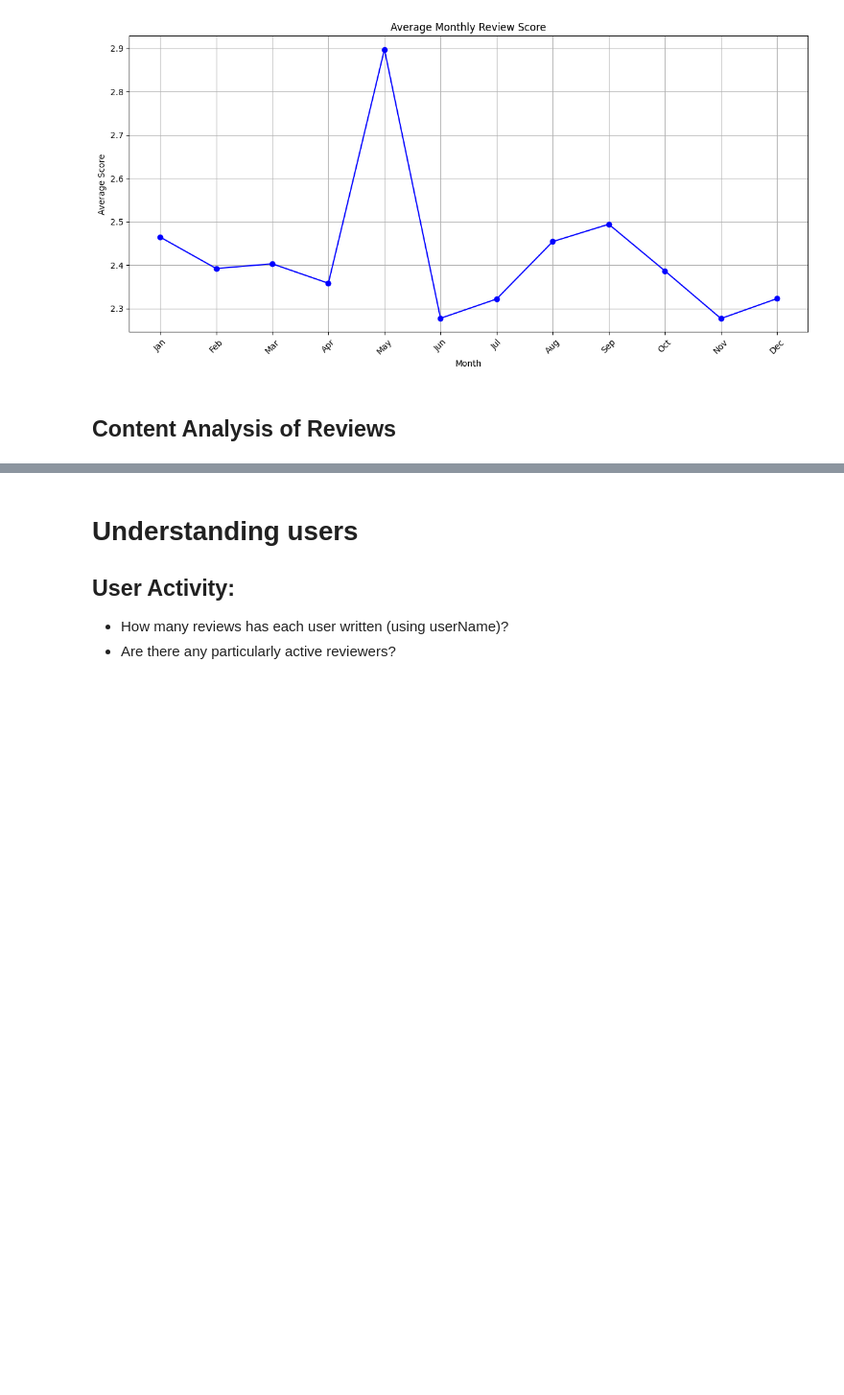
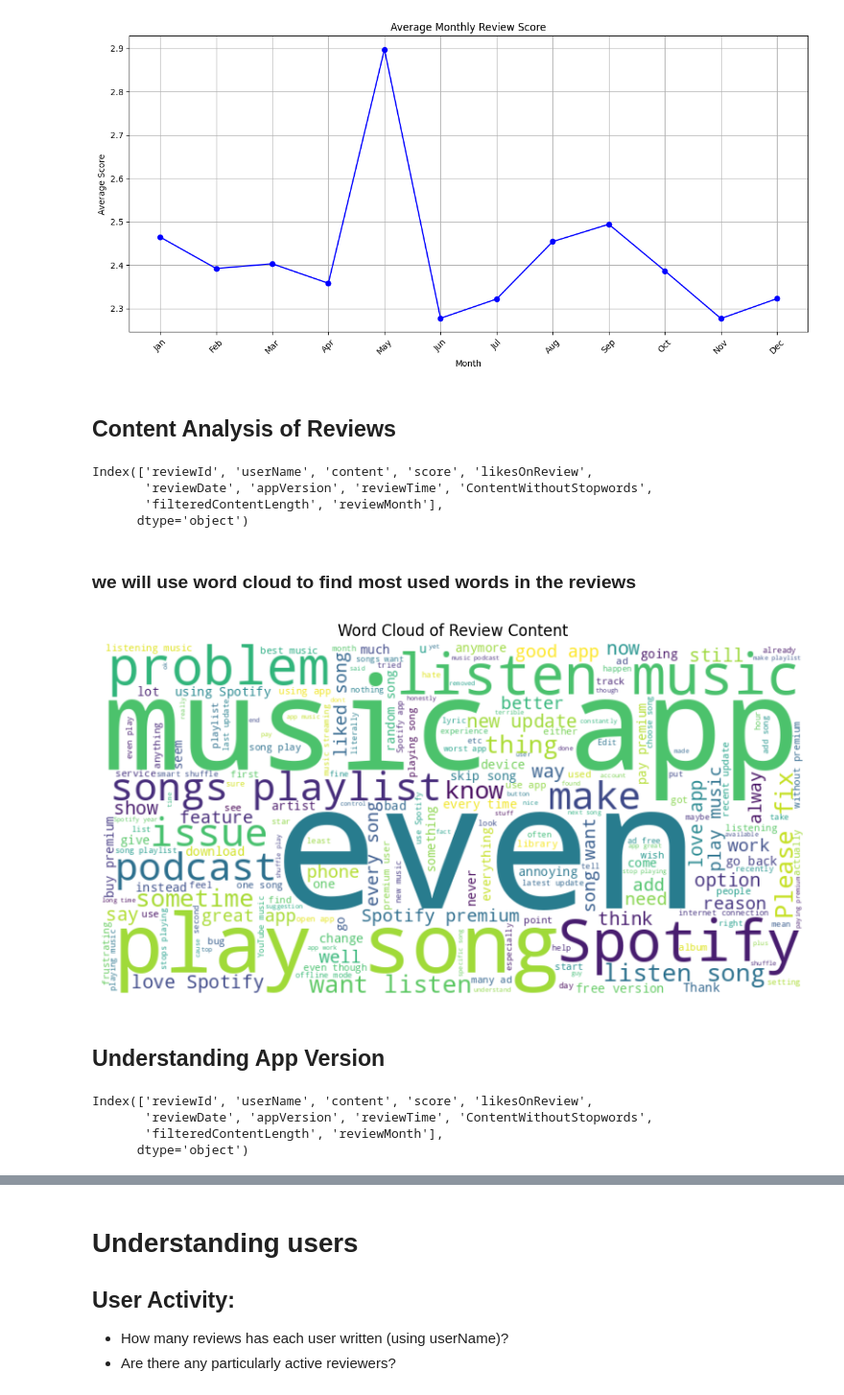
Before and after one commit to dipshi-singh/spotify-review-eda, a Jupyter notebook: Spotify_Review_EDA.ipynb, the cells around one changed output, grey strips where cells are left out. Shown at 96% size. Saved outputs shown, nothing was run; the diff lists cells and outputs as text; code cells hidden in the pictures; blank space fills up the shorter version.

Commit message:
analyzed app version

```diff
--- a/Spotify_Review_EDA.ipynb
+++ b/Spotify_Review_EDA.ipynb
@@ -453,3 +453,37 @@ plt.show()
 [figure]
 # %% [markdown]
 ## Content Analysis of Reviews
+# %%
+df.columns
+# %% [output]
+Index(['reviewId', 'userName', 'content', 'score', 'likesOnReview',
+       'reviewDate', 'appVersion', 'reviewTime', 'ContentWithoutStopwords',
+       'filteredContentLength', 'reviewMonth'],
+      dtype='object')
+# %% [markdown]
+### we will use word cloud to find most used words in the reviews
+# %%
+from wordcloud import WordCloud
+df['ContentWithoutStopwords'] = df['ContentWithoutStopwords'].apply(lambda x: ' '.join(x))
+text = ' '.join(df['ContentWithoutStopwords'])
+
+# Create the word cloud
+wordcloud = WordCloud(width=800, height=400, background_color='white').generate(text)
+
+# Plot the word cloud
+plt.figure(figsize=(10, 5))
+plt.imshow(wordcloud, interpolation='bilinear')
+plt.axis('off')  # Hide the axis
+plt.title('Word Cloud of Review Content')
+plt.show()
+# %% [output]
+[figure, added]
+# %% [markdown]
+## Understanding App Version
+# %%
+df.columns
+# %% [output]
+Index(['reviewId', 'userName', 'content', 'score', 'likesOnReview',
+       'reviewDate', 'appVersion', 'reviewTime', 'ContentWithoutStopwords',
+       'filteredContentLength', 'reviewMonth'],
+      dtype='object')
```
Also changed, not shown: parts of 10 cells of this notebook.
